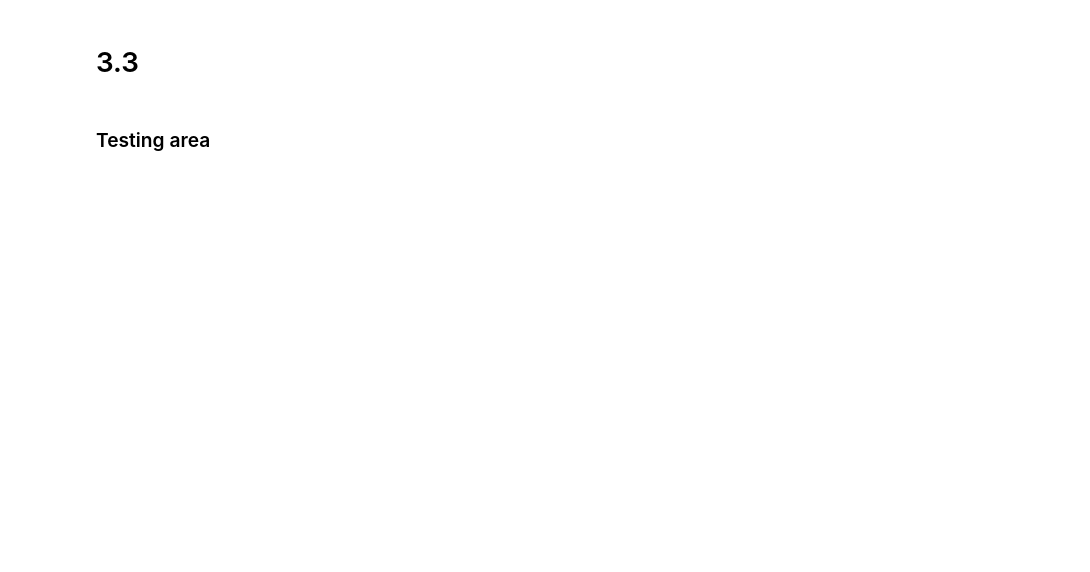
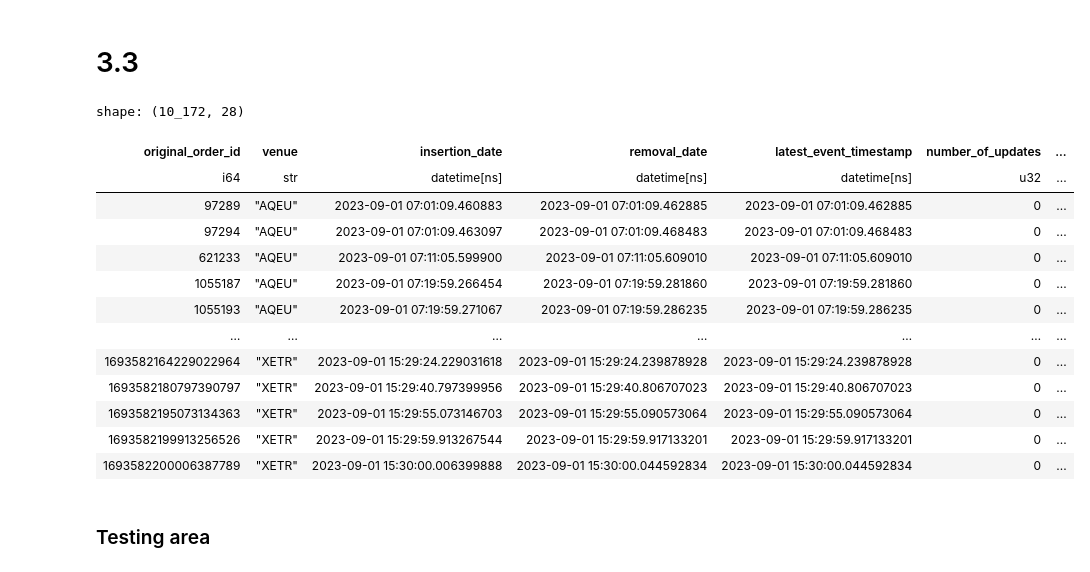
Before and after one commit to tsetsinaydenov/financial-data-science, a Jupyter notebook: main.ipynb, the cells around one changed output. Saved outputs shown, nothing was run; the diff lists cells and outputs as text; code cells hidden in the pictures; blank space fills up the shorter version.

```diff
--- a/main.ipynb
+++ b/main.ipynb
@@ -301,6 +304,11 @@ quotes_aggs = [
         .filter(pl.col("order_executed")==True)
         .sum() # .first()
         .alias("execution_size"),
+    pl.col("execution_size") \
+        .filter(pl.col("order_executed")==True)
+        .sum() # .first()
+        .log1p()
+        .alias("log_execution_size"),
     pl.col("price_level") \
         .filter(pl.col("lob_action")=="INSERT")
         .first()
@@ -620,6 +623,53 @@ alt.Chart(quotes_collapsed.collect(), title="Log order life times for entire LOB
 [interactive output not drawn]
 # %% [markdown]
 # 3.3
+# %%
+# columns_robust_z = [
+#     "log_order_lifetime",
+#     "log_execution_size",
+# ]
+
+
+# quotes_collapsed = quotes_collapsed.with_columns(
+#     pl.when(((pl.col(col) - pl.col(col).median()).abs().median()) == 0)
+#     .then(None)
+#     .otherwise(
+#         (pl.col(col) - pl.col(col).median()) /
+#         ((pl.col(col) - pl.col(col).median()).abs().median())
+#     )
+#     .alias(f"{col}_robust_z")
+#     for col in columns_robust_z
+# )
+
+# quotes_collapsed.select(pl.col("log_execution_size").mean()).collect().show(10)
+# quotes_collapsed.filter(pl.col("log_execution_size_robust_z").is_null()).collect().sample(10)
+hft_filter = (
+    (pl.col("log_order_lifetime") <= pl.col("log_order_lifetime").quantile(0.2, 'lower')) &
+    (pl.col("execution_size") <= pl.col("execution_size").quantile(0.2, 'lower')) &
+    (pl.col("number_of_updates") <= pl.col("number_of_updates").quantile(0.5, 'higher')) &
+    (pl.col("rel_distance_to_midpoint") <= pl.col("rel_distance_to_midpoint").quantile(0.2, 'lower'))
+)
+
+hft = quotes_collapsed.filter(
+    hft_filter
+)
+
+hft.collect()
+# %% [output]
+shape: (10_172, 28)
+| original_order_id | venue | insertion_date | removal_date | latest_event_timestamp | number_of_updates | ... |
+| i64 | str | datetime[ns] | datetime[ns] | datetime[ns] | u32 | ... |
+| 97289 | "AQEU" | 2023-09-01 07:01:09.460883 | 2023-09-01 07:01:09.462885 | 2023-09-01 07:01:09.462885 | 0 | ... |
+| 97294 | "AQEU" | 2023-09-01 07:01:09.463097 | 2023-09-01 07:01:09.468483 | 2023-09-01 07:01:09.468483 | 0 | ... |
+| 621233 | "AQEU" | 2023-09-01 07:11:05.599900 | 2023-09-01 07:11:05.609010 | 2023-09-01 07:11:05.609010 | 0 | ... |
+| 1055187 | "AQEU" | 2023-09-01 07:19:59.266454 | 2023-09-01 07:19:59.281860 | 2023-09-01 07:19:59.281860 | 0 | ... |
+| 1055193 | "AQEU" | 2023-09-01 07:19:59.271067 | 2023-09-01 07:19:59.286235 | 2023-09-01 07:19:59.286235 | 0 | ... |
+| … | … | … | … | … | … | ... |
+| 1693582164229022964 | "XETR" | 2023-09-01 15:29:24.229031618 | 2023-09-01 15:29:24.239878928 | 2023-09-01 15:29:24.239878928 | 0 | ... |
+| 1693582180797390797 | "XETR" | 2023-09-01 15:29:40.797399956 | 2023-09-01 15:29:40.806707023 | 2023-09-01 15:29:40.806707023 | 0 | ... |
+| 1693582195073134363 | "XETR" | 2023-09-01 15:29:55.073146703 | 2023-09-01 15:29:55.090573064 | 2023-09-01 15:29:55.090573064 | 0 | ... |
+| 1693582199913256526 | "XETR" | 2023-09-01 15:29:59.913267544 | 2023-09-01 15:29:59.917133201 | 2023-09-01 15:29:59.917133201 | 0 | ... |
+| 1693582200006387789 | "XETR" | 2023-09-01 15:30:00.006399888 | 2023-09-01 15:30:00.044592834 | 2023-09-01 15:30:00.044592834 | 0 | ... |
 # %% [markdown]
 ### Testing area
 # %%
```
Also changed, not shown: parts of 17 cells of this notebook, 1 other file.
